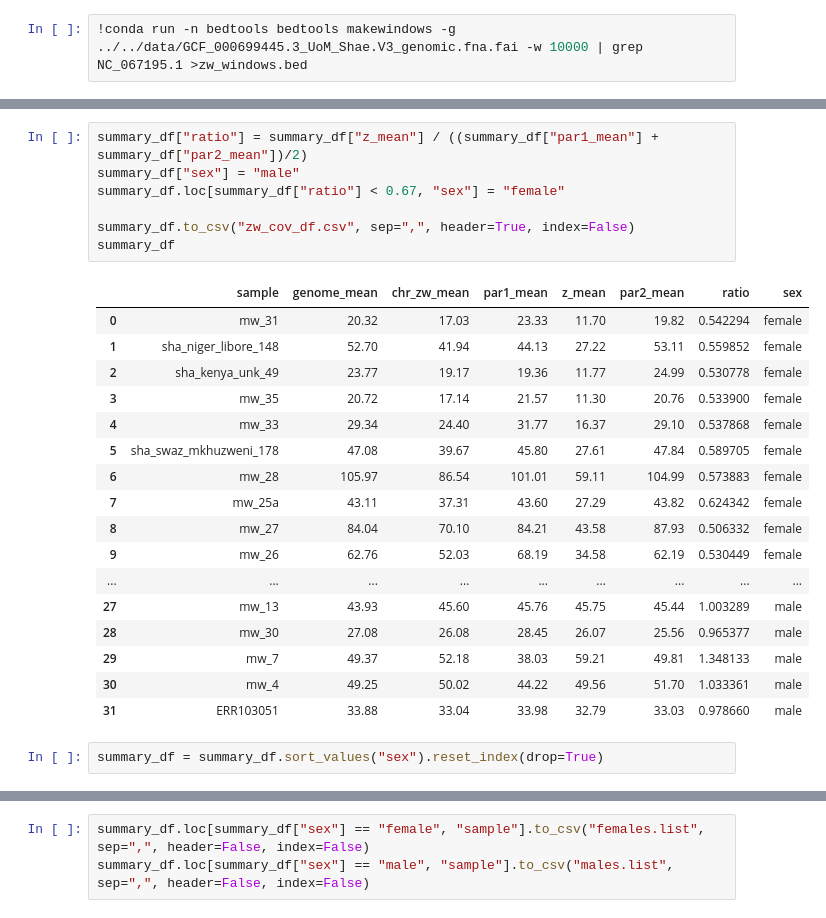
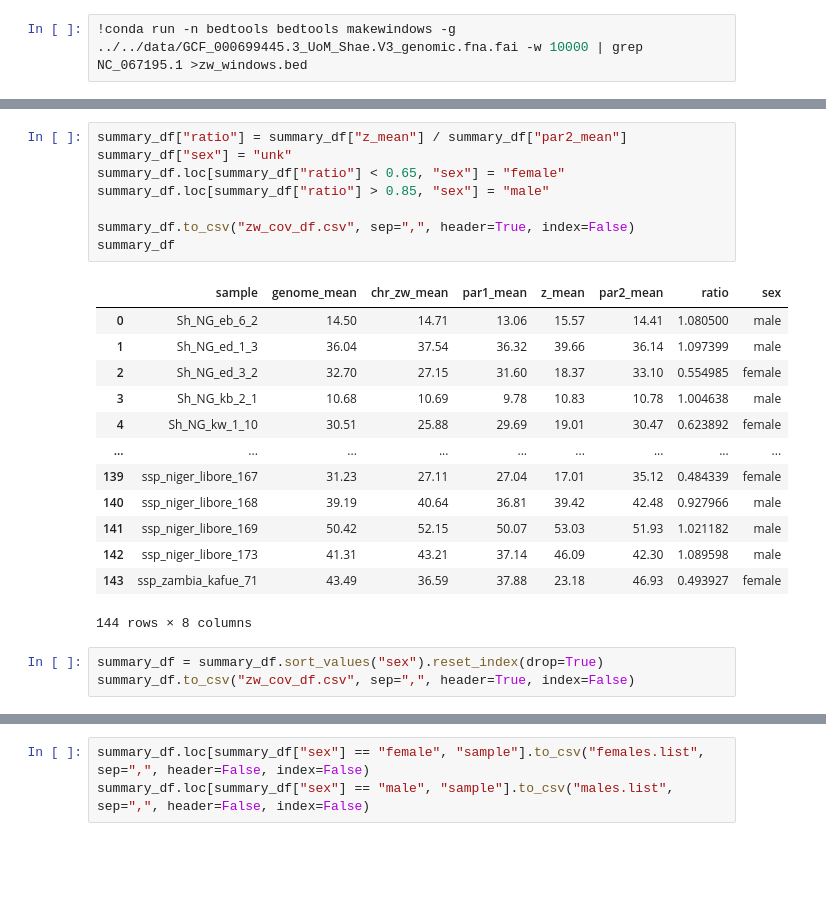
Before and after one commit to nealplatt/sch_hae_scan, a Jupyter notebook: code/23-zw_cov.ipynb, the cells around one changed output, grey strips where cells are left out. Cells and saved outputs as stored; diff of their text form; blank space fills up the shorter version.

```diff
--- a/code/23-zw_cov.ipynb
+++ b/code/23-zw_cov.ipynb
@@ -202,30 +162,28 @@ summary_df
 # %%
-summary_df["ratio"] = summary_df["z_mean"] / ((summary_df["par1_mean"] + summary_df["par2_mean"])/2)
-summary_df["sex"] = "male"
-summary_df.loc[summary_df["ratio"] < 0.67, "sex"] = "female"
+summary_df["ratio"] = summary_df["z_mean"] / summary_df["par2_mean"]
+summary_df["sex"] = "unk"
+summary_df.loc[summary_df["ratio"] < 0.65, "sex"] = "female"
+summary_df.loc[summary_df["ratio"] > 0.85, "sex"] = "male"
 
 summary_df.to_csv("zw_cov_df.csv", sep=",", header=True, index=False)
 summary_df
 # %% [output]
 |  | sample | genome_mean | chr_zw_mean | par1_mean | z_mean | par2_mean | ratio | sex |
-| 0 | mw_31 | 20.32 | 17.03 | 23.33 | 11.70 | 19.82 | 0.542294 | female |
-| 1 | sha_niger_libore_148 | 52.70 | 41.94 | 44.13 | 27.22 | 53.11 | 0.559852 | female |
-| 2 | sha_kenya_unk_49 | 23.77 | 19.17 | 19.36 | 11.77 | 24.99 | 0.530778 | female |
-| 3 | mw_35 | 20.72 | 17.14 | 21.57 | 11.30 | 20.76 | 0.533900 | female |
-| 4 | mw_33 | 29.34 | 24.40 | 31.77 | 16.37 | 29.10 | 0.537868 | female |
-| 5 | sha_swaz_mkhuzweni_178 | 47.08 | 39.67 | 45.80 | 27.61 | 47.84 | 0.589705 | female |
-| 6 | mw_28 | 105.97 | 86.54 | 101.01 | 59.11 | 104.99 | 0.573883 | female |
-| 7 | mw_25a | 43.11 | 37.31 | 43.60 | 27.29 | 43.82 | 0.624342 | female |
-| 8 | mw_27 | 84.04 | 70.10 | 84.21 | 43.58 | 87.93 | 0.506332 | female |
-| 9 | mw_26 | 62.76 | 52.03 | 68.19 | 34.58 | 62.19 | 0.530449 | female |
+| 0 | Sh_NG_eb_6_2 | 14.50 | 14.71 | 13.06 | 15.57 | 14.41 | 1.080500 | male |
+| 1 | Sh_NG_ed_1_3 | 36.04 | 37.54 | 36.32 | 39.66 | 36.14 | 1.097399 | male |
+| 2 | Sh_NG_ed_3_2 | 32.70 | 27.15 | 31.60 | 18.37 | 33.10 | 0.554985 | female |
+| 3 | Sh_NG_kb_2_1 | 10.68 | 10.69 | 9.78 | 10.83 | 10.78 | 1.004638 | male |
+| 4 | Sh_NG_kw_1_10 | 30.51 | 25.88 | 29.69 | 19.01 | 30.47 | 0.623892 | female |
 | ... | ... | ... | ... | ... | ... | ... | ... | ... |
-| 27 | mw_13 | 43.93 | 45.60 | 45.76 | 45.75 | 45.44 | 1.003289 | male |
-| 28 | mw_30 | 27.08 | 26.08 | 28.45 | 26.07 | 25.56 | 0.965377 | male |
-| 29 | mw_7 | 49.37 | 52.18 | 38.03 | 59.21 | 49.81 | 1.348133 | male |
-| 30 | mw_4 | 49.25 | 50.02 | 44.22 | 49.56 | 51.70 | 1.033361 | male |
-| 31 | ERR103051 | 33.88 | 33.04 | 33.98 | 32.79 | 33.03 | 0.978660 | male |
+| 139 | ssp_niger_libore_167 | 31.23 | 27.11 | 27.04 | 17.01 | 35.12 | 0.484339 | female |
+| 140 | ssp_niger_libore_168 | 39.19 | 40.64 | 36.81 | 39.42 | 42.48 | 0.927966 | male |
+| 141 | ssp_niger_libore_169 | 50.42 | 52.15 | 50.07 | 53.03 | 51.93 | 1.021182 | male |
+| 142 | ssp_niger_libore_173 | 41.31 | 43.21 | 37.14 | 46.09 | 42.30 | 1.089598 | male |
+| 143 | ssp_zambia_kafue_71 | 43.49 | 36.59 | 37.88 | 23.18 | 46.93 | 0.493927 | female |
+144 rows × 8 columns
 # %%
 summary_df = summary_df.sort_values("sex").reset_index(drop=True)
+summary_df.to_csv("zw_cov_df.csv", sep=",", header=True, index=False)
 # %%
 summary_df=pd.read_csv("zw_cov_df.csv", header=0, sep=",")
 summary_df.head()
```
Also changed, not shown: parts of 13 cells of this notebook, 1 other file.
